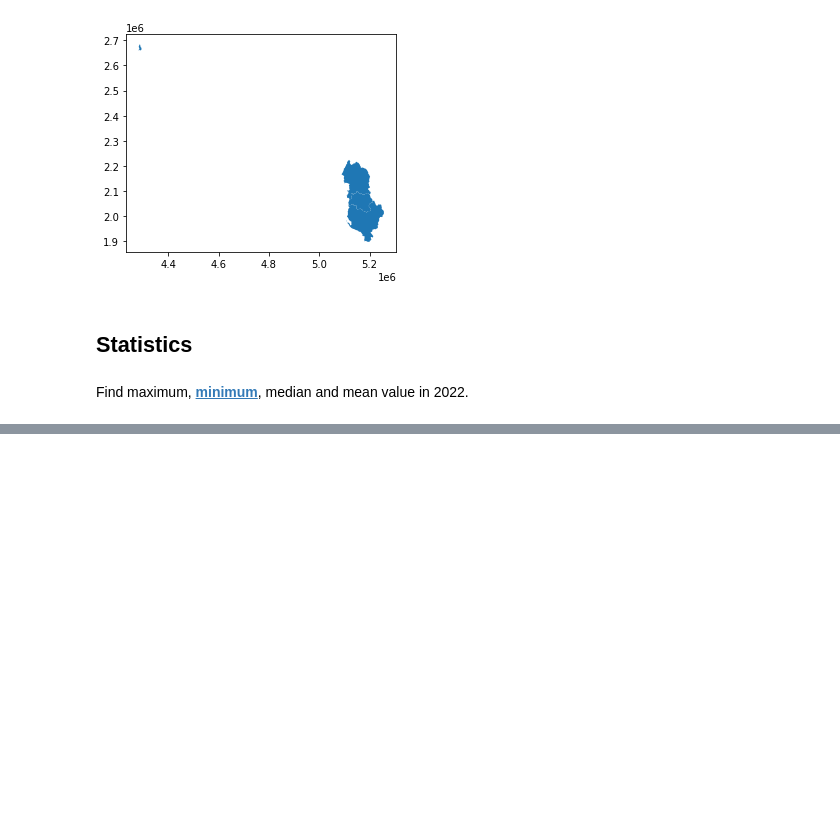
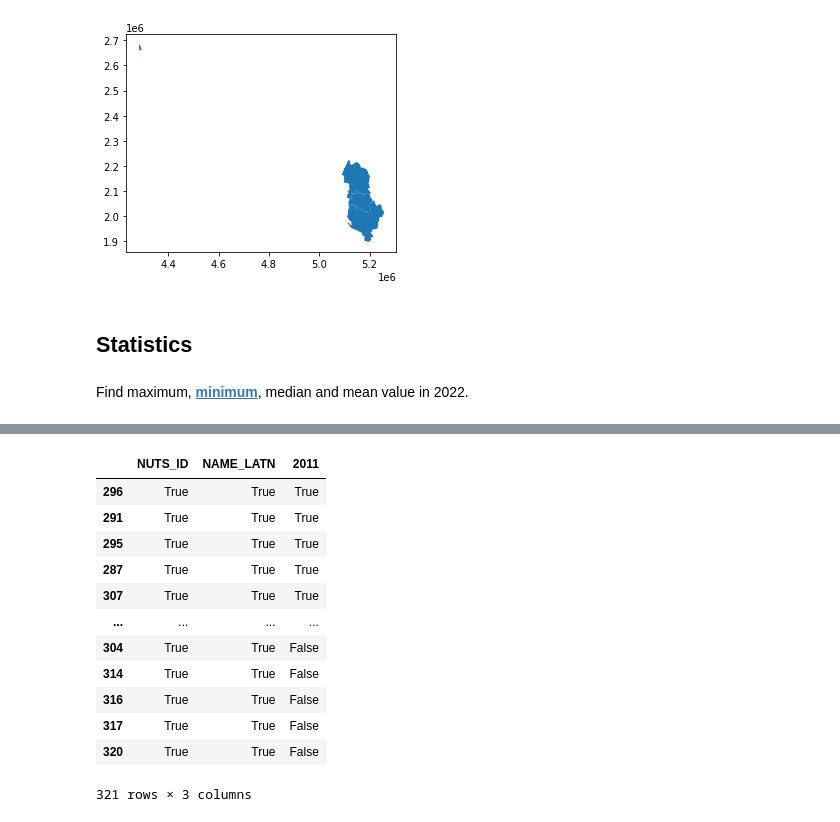
Before and after one commit to GISAdamToth/ArcGIS_Notebooks_thesis, a Jupyter notebook: eurostat/eurostat.ipynb, the cells around one changed output, grey strips where cells are left out. Drawn from its saved outputs; the diff is of its cells as text; code cells hidden in the pictures; blank space fills up the shorter version.

```diff
--- a/eurostat/eurostat.ipynb
+++ b/eurostat/eurostat.ipynb
@@ -332,0 +363,16 @@ dtype: float64
+# %%
+nuts2_gdf_hrst.loc[:, ('NUTS_ID', 'NAME_LATN', '2011')].notnull()
+# %% [output]
+|  | NUTS_ID | NAME_LATN | 2011 |
+| 296 | True | True | True |
+| 291 | True | True | True |
+| 295 | True | True | True |
+| 287 | True | True | True |
+| 307 | True | True | True |
+| ... | ... | ... | ... |
+| 304 | True | True | False |
+| 314 | True | True | False |
+| 316 | True | True | False |
+| 317 | True | True | False |
+| 320 | True | True | False |
+321 rows × 3 columns
```
Also changed, not shown: parts of 7 cells of this notebook.
